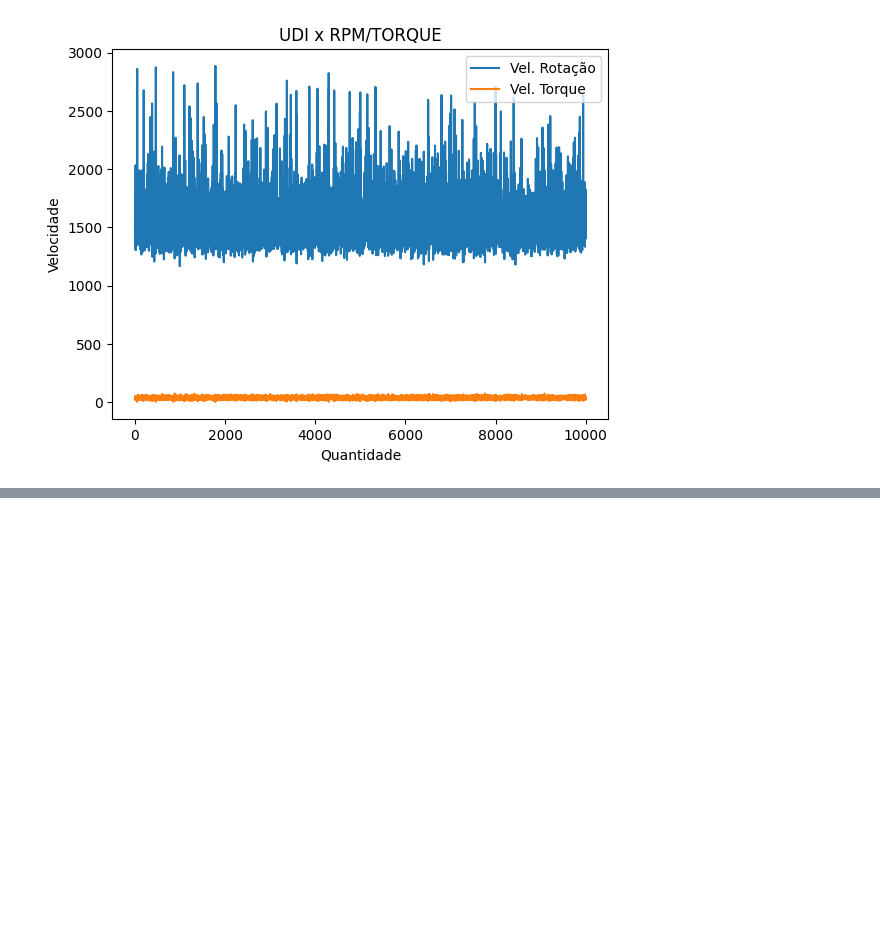
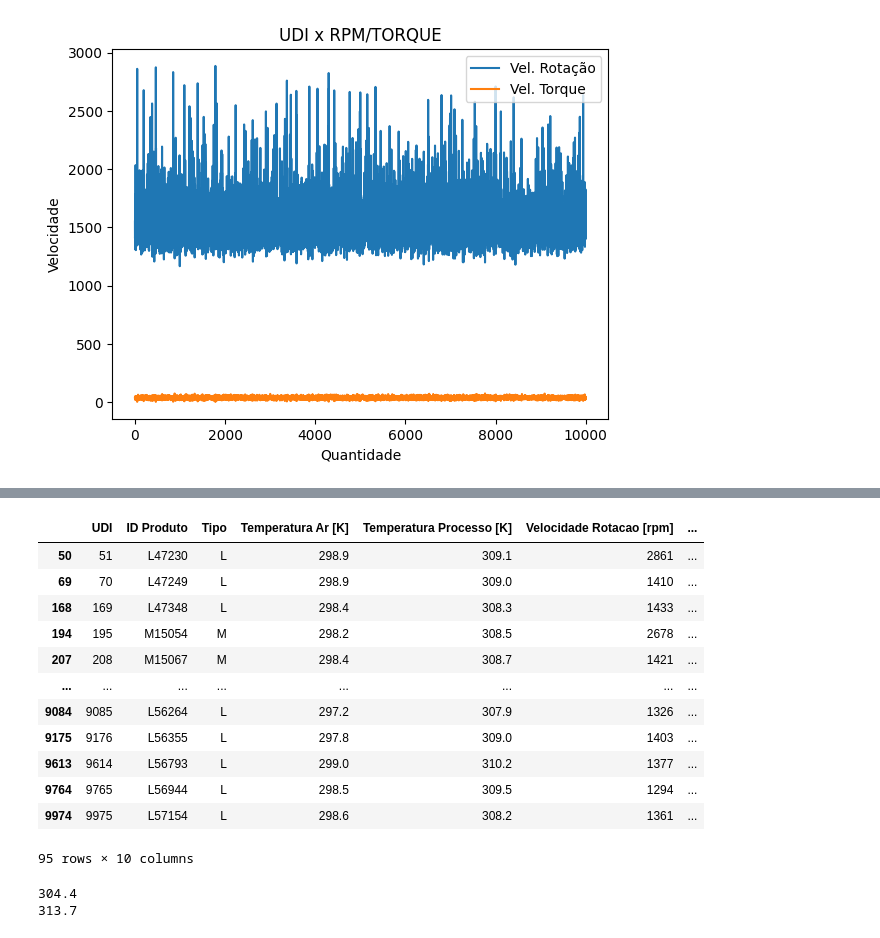
Before and after one commit to GabrielMiranda05/Estudos-DataScience, a Jupyter notebook: DataFrames.ipynb, the cells around one changed output, grey strips where cells are left out. Cells and saved outputs as stored; diff of their text form; code cells hidden in the pictures; blank space fills up the shorter version.

```diff
--- a/DataFrames.ipynb
+++ b/DataFrames.ipynb
@@ -96,0 +104,26 @@ plt.show()
+# %%
+#5. faça um filtro para selecionar apenas o tipo de falha de energia (power failure)
+dados_filtrados = dados[dados['Tipo da Falha'] == 'Power Failure']
+dados_filtrados
+# %% [output]
+|  | UDI | ID Produto | Tipo | Temperatura Ar [K] | Temperatura Processo [K] | Velocidade Rotacao [rpm] | ... |
+| 50 | 51 | L47230 | L | 298.9 | 309.1 | 2861 | ... |
+| 69 | 70 | L47249 | L | 298.9 | 309.0 | 1410 | ... |
+| 168 | 169 | L47348 | L | 298.4 | 308.3 | 1433 | ... |
+| 194 | 195 | M15054 | M | 298.2 | 308.5 | 2678 | ... |
+| 207 | 208 | M15067 | M | 298.4 | 308.7 | 1421 | ... |
+| ... | ... | ... | ... | ... | ... | ... | ... |
+| 9084 | 9085 | L56264 | L | 297.2 | 307.9 | 1326 | ... |
+| 9175 | 9176 | L56355 | L | 297.8 | 309.0 | 1403 | ... |
+| 9613 | 9614 | L56793 | L | 299.0 | 310.2 | 1377 | ... |
+| 9764 | 9765 | L56944 | L | 298.5 | 309.5 | 1294 | ... |
+| 9974 | 9975 | L57154 | L | 298.6 | 308.2 | 1361 | ... |
+95 rows × 10 columns
+# %%
+#6. Mostre os valores mínimos de velocidade do ar e do processo quando existe apenas falha de desgaste da ferramenta.
+dados_filtrados = dados[dados['Tipo da Falha'] == 'Tool Wear Failure']
+print(dados_filtrados['Temperatura Ar [K]'].max())
+print(dados_filtrados['Temperatura Processo [K]'].max())
+# %% [output]
+304.4
+313.7
```
Also changed, not shown: parts of 6 cells of this notebook.
